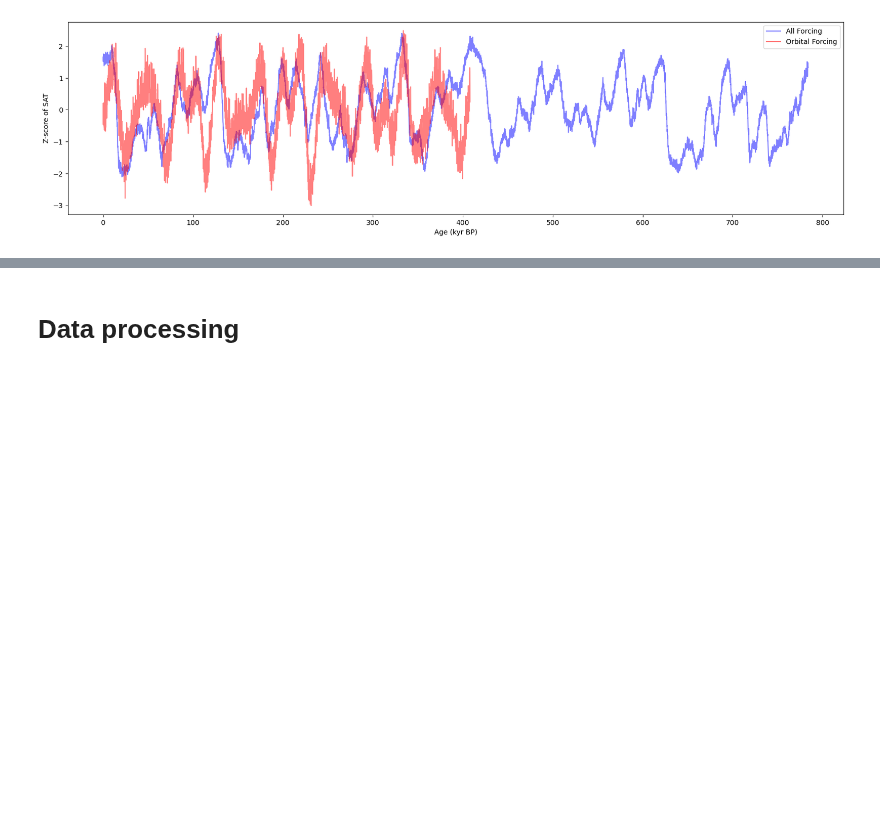
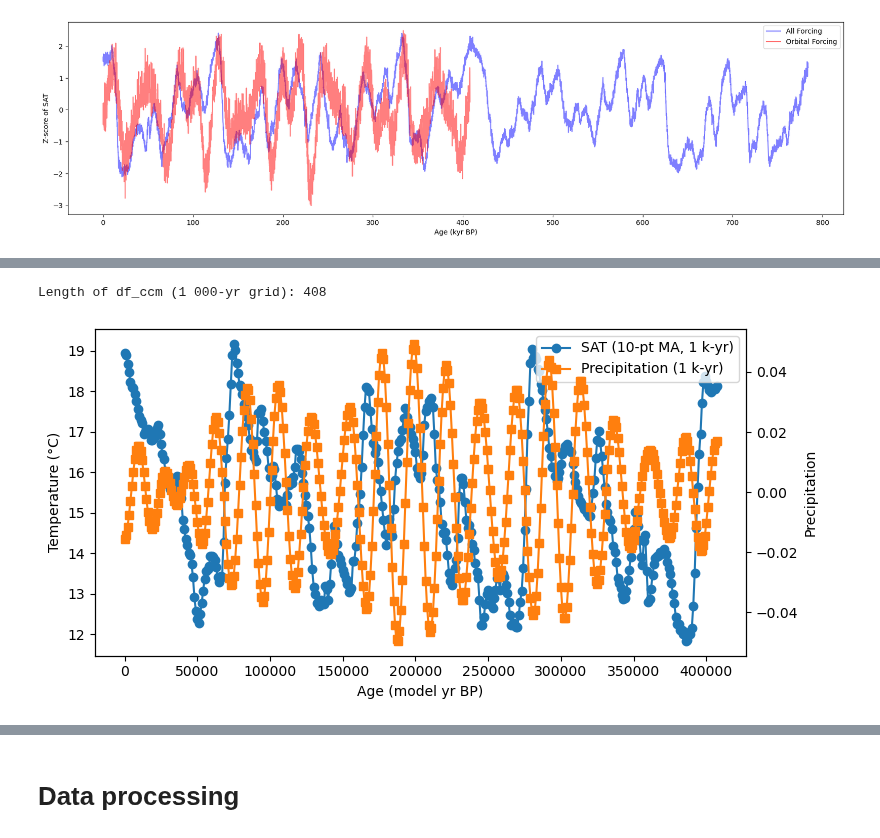
Before and after one commit to Peisong-Zheng/Inso_LGMR, a Jupyter notebook: Analysis_on_LOVECLIM.ipynb, the cells around one changed output, grey strips where cells are left out. Cells and saved outputs as stored; diff of their text form; code cells hidden in the pictures; blank space fills up the shorter version.

```diff
--- a/Analysis_on_LOVECLIM.ipynb
+++ b/Analysis_on_LOVECLIM.ipynb
@@ -31,0 +120,69 @@
+# %%
+import xarray as xr
+import pandas as pd
+import matplotlib.pyplot as plt
+import numpy as np
+from pyEDM import CCM
+
+
+# ------------------------------------------------------------------
+# 1. centred moving–average helper  (unchanged)
+# ------------------------------------------------------------------
+def smooth_sat(ds: xr.Dataset, lat_val: float, lon_val: float,
+               window: int = 10, var: str = "sat") -> pd.Series:
+    raw = (ds[var]
+           .sel(lat=lat_val, lon=lon_val, method="nearest")
+           .to_series())
+    return raw.rolling(window=window, center=True, min_periods=1).mean()
+
+# ------------------------------------------------------------------
+# 2. smooth SAT at (30 °N, 0 °E)
+# ------------------------------------------------------------------
+sat_smooth = smooth_sat(ds, lat_val=30, lon_val=0)
+
+# make sure the two original age axes are the same
+assert np.allclose(sat_smooth.index, df_pre["age"].values), "age axes differ!"
+
+# ──────────────────────────────────────────────────────────────────
+# 3. NEW: interpolate both series to 1 000-yr spacing
+# ──────────────────────────────────────────────────────────────────
+# a) build the target grid: nearest 1 000-yr boundaries within the data range
+age_min = int(np.ceil( df_pre["age"].min() / 1000.0) * 1000)   # e.g. 4000
+age_max = int(np.floor(df_pre["age"].max() / 1000.0) * 1000)   # e.g. 7000
+age_1k  = np.arange(age_min, age_max + 1, 1000, dtype=int)
+
+# b) interpolate (linear) onto that grid
+sat_1k = pd.Series(
+    np.interp(age_1k, sat_smooth.index.values, sat_smooth.values),
+    index=age_1k, name="sat")
+
+pre_1k = pd.Series(
+    np.interp(age_1k, df_pre["age"].values, df_pre["pre"].values),
+    index=age_1k, name="pre")
+
+# c) assemble CCM input
+df_ccm = pd.DataFrame({
+    "age": age_1k,
+    "sat": sat_1k.values,
+    "pre": pre_1k.values
+})
+
+print("Length of df_ccm (1 000-yr grid):", len(df_ccm))   # should be ~4 points in your range
+
+# ------------------------------------------------------------------
+# 4. quick visual check  (now on the 1 000-yr grid)
+# ------------------------------------------------------------------
+fig, ax1 = plt.subplots(figsize=(8, 4))
+ax1.plot(df_ccm["age"], df_ccm["sat"], marker="o", label="SAT (10-pt MA, 1 k-yr)")
+ax1.set_xlabel("Age (model yr BP)")
+ax1.set_ylabel("Temperature (°C)")
+ax2 = ax1.twinx()
+ax2.plot(df_ccm["age"], df_ccm["pre"], color="tab:orange",
+         marker="s", label="Precipitation (1 k-yr)")
+ax2.set_ylabel("Precipitation")
+lines = ax1.get_lines() + ax2.get_lines()
+ax1.legend(lines, [l.get_label() for l in lines], loc="upper right")
+plt.tight_layout(); plt.show()
+# %% [output]
+Length of df_ccm (1 000-yr grid): 408
+[figure, added]
```
Also changed, not shown: parts of 4 cells of this notebook, 2 other files.
